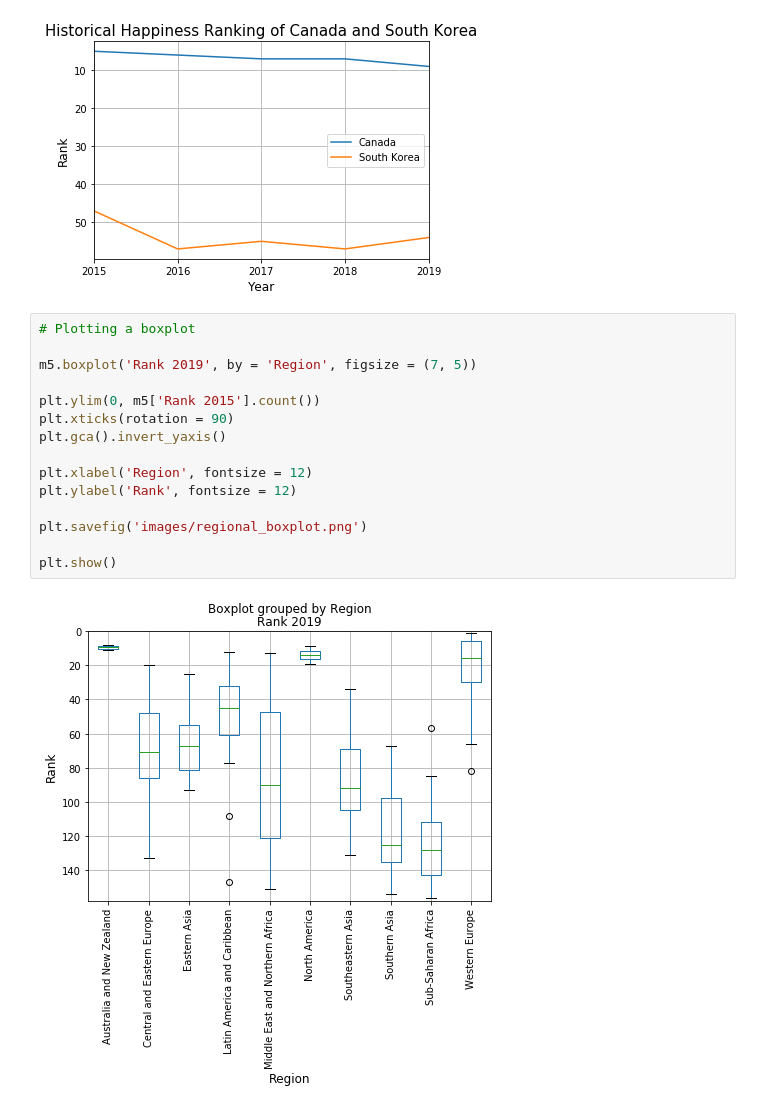
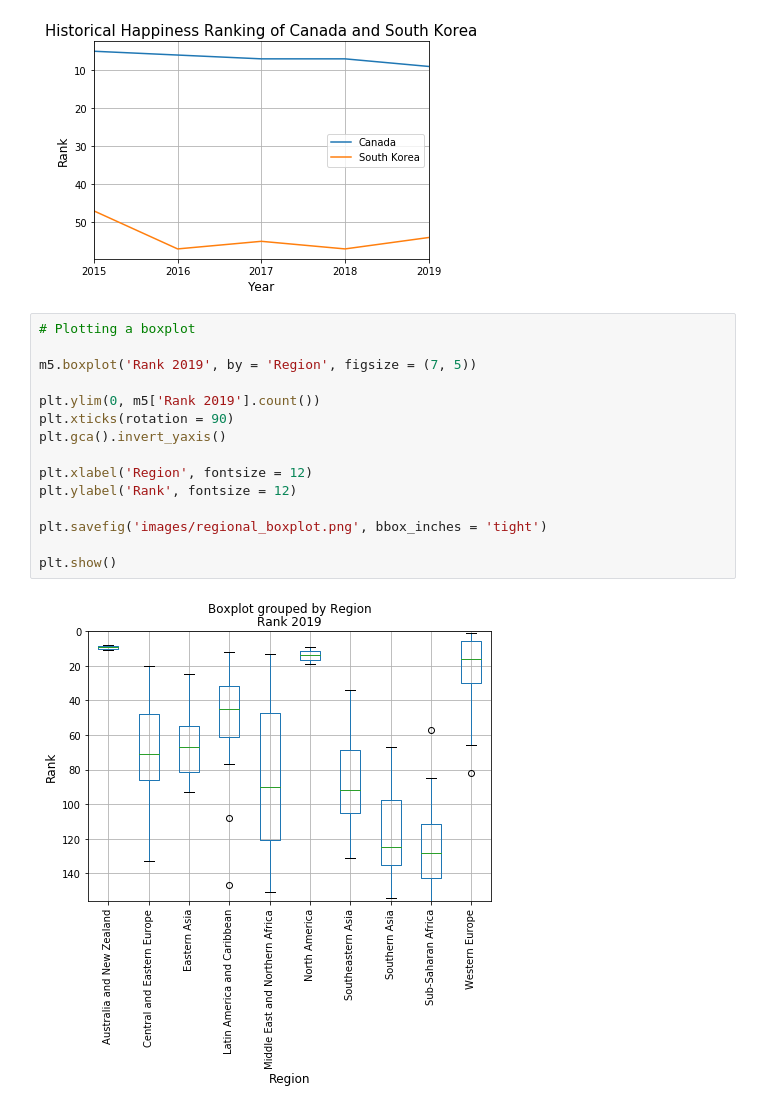
Before and after one commit to soobing91/P1_World_Happiness_Report, a Jupyter notebook: SooBin Code/region.ipynb, the cells around one changed output. Saved outputs shown, nothing was run; the diff lists cells and outputs as text.

Commit message:
fixed images

```diff
--- a/SooBin Code/region.ipynb
+++ b/SooBin Code/region.ipynb
@@ -121,17 +122,17 @@ plt.show()
 # %%
 # Plotting a boxplot
 
 m5.boxplot('Rank 2019', by = 'Region', figsize = (7, 5))
 
-plt.ylim(0, m5['Rank 2015'].count())
+plt.ylim(0, m5['Rank 2019'].count())
 plt.xticks(rotation = 90)
 plt.gca().invert_yaxis()
 
 plt.xlabel('Region', fontsize = 12)
 plt.ylabel('Rank', fontsize = 12)
 
-plt.savefig('images/regional_boxplot.png')
+plt.savefig('images/regional_boxplot.png', bbox_inches = 'tight')
 
 plt.show()
 # %% [output]
-[figure, old version]
+[figure, new version]
```
Also changed, not shown: parts of 5 cells of this notebook, 3 other files.
